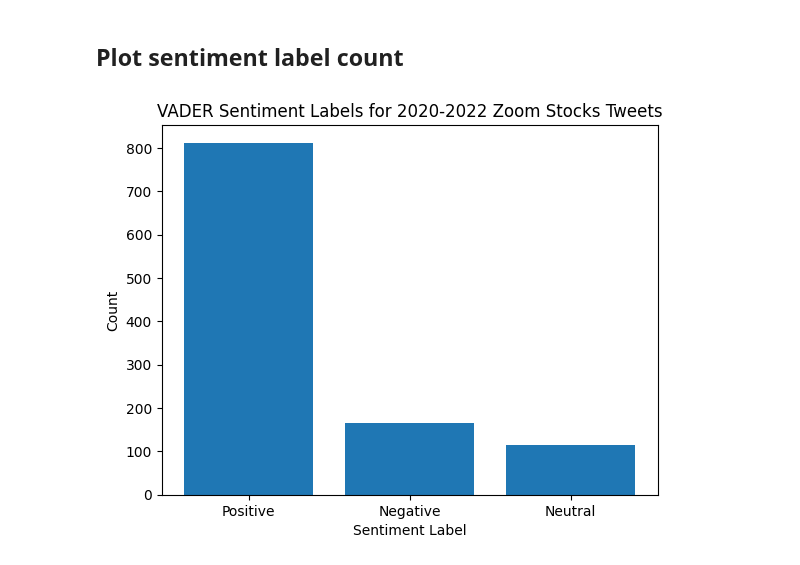
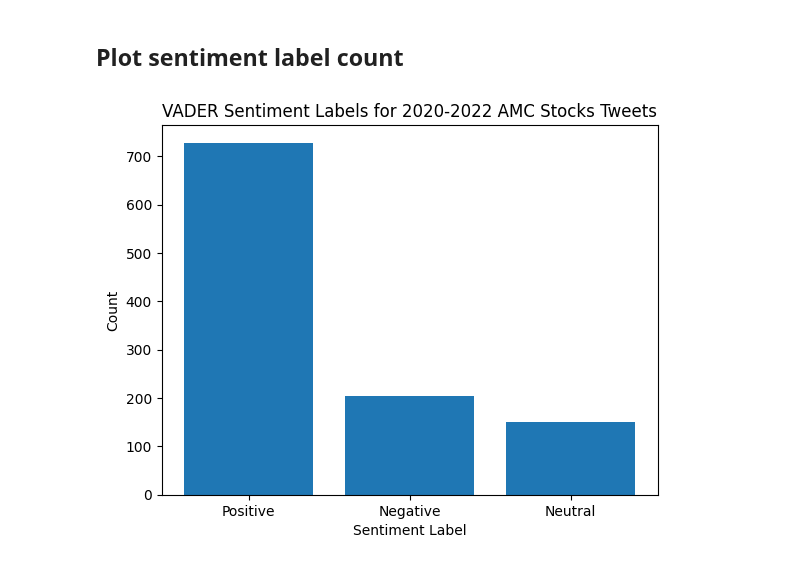
Before and after one commit to odemuno/IDL-finance-project, a Jupyter notebook: Code/eda-sentiment-analysis/tweets/tweets_sentiment.ipynb, the cells around one changed output. Cells and saved outputs as stored; diff of their text form; code cells hidden in the pictures.

```diff
--- a/Code/eda-sentiment-analysis/tweets/tweets_sentiment.ipynb
+++ b/Code/eda-sentiment-analysis/tweets/tweets_sentiment.ipynb
@@ -223,7 +223,7 @@ def avg_sentiment_df(analyzer, df, df_col, label_sentiment, stock, year):
 
 df_col = 'tweet'
 year = "2020-2022"
-stock = "Zoom"
+stock = "AMC"
 avg_sentiment_df(analyzer, df, df_col, label_sentiment, stock, year)
 # %% [output]
 |  | sentiment_score | sentiment_label |
@@ -262,6 +262,6 @@ def vader_plot(df, year, stock):
     plt.savefig(year + "_VADER_sentiment_" + stock + ".png")
     plt.show()
 # %%
-df = pd.read_csv('Zoom_avg_sentiment_2020-2022_tweets.csv', parse_dates=['Date'])
+df = pd.read_csv('AMC_avg_sentiment_2020-2022_tweets.csv', parse_dates=['Date'])
 vader_plot(df, year, stock)
 # %% [output]
@@ -289,7 +289,7 @@ def count_sentiment_label(df, year, stock):
     plt.savefig(year + "_VADER_sentiment_count_" + stock + ".png")
     plt.show()
 # %%
-df = pd.read_csv('Zoom_avg_sentiment_2020-2022_tweets.csv', parse_dates=['Date'])
+df = pd.read_csv('AMC_avg_sentiment_2020-2022_tweets.csv', parse_dates=['Date'])
 count_sentiment_label(df, year, stock)
 # %% [output]
-[figure, old version]
+[figure, new version]
```
Also changed, not shown: parts of 7 cells of this notebook, 27 other files.
